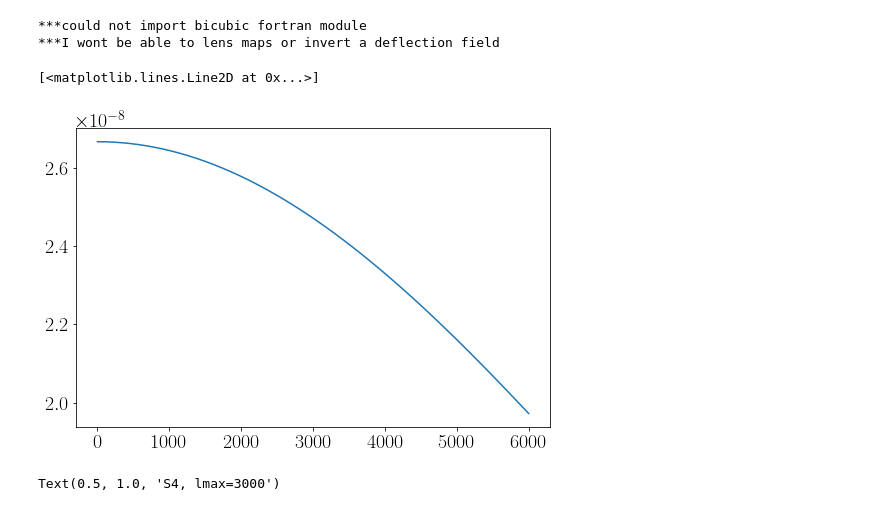
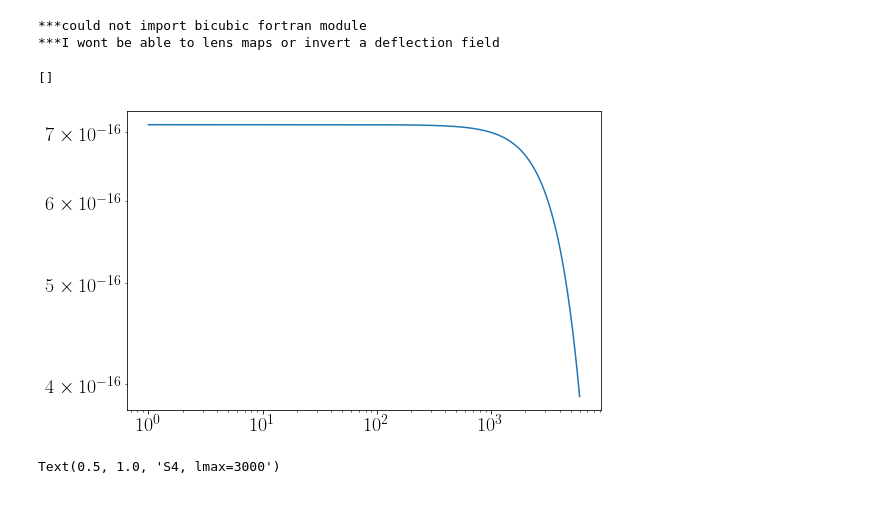
Before and after one commit to carronj/LensIt, a Jupyter notebook: notebooks/get_snr_kappa_cluster.ipynb, the cells around one changed output. Cells and saved outputs as stored; diff of their text form; code cells hidden in the pictures.

```diff
--- a/notebooks/get_snr_kappa_cluster.ipynb
+++ b/notebooks/get_snr_kappa_cluster.ipynb
@@ -113,11 +113,13 @@ camb_cls = results.get_unlensed_scalar_cls(CMB_unit='muK', raw_cl=True, lmax=lma
 cls_unl_fid = {'tt':camb_cls[0], 'ee':camb_cls[1], 'bb':camb_cls[2], 'te':camb_cls[3], 'pp':cpp_fid}
 # %%
 kappa_ell = haloprofile.analitic_kappa_ft(M200, z, ell)
-# %%
-plt.plot(ell, kappa_ell)
-# %% [output]
-[<matplotlib.lines.Line2D at 0x...>]
-[figure, removed]
+# %%
+plt.plot(ell, kappa_ell**2)
+# plt.plot(ell, cpp_fid[ell]*pp_to_kk(ell), c='k')
+plt.loglog()
+# %% [output]
+[]
+[figure, added]
 # %%
 from os.path import join as opj
 import os
```
Also changed, not shown: parts of 4 cells of this notebook, 1 other file.
